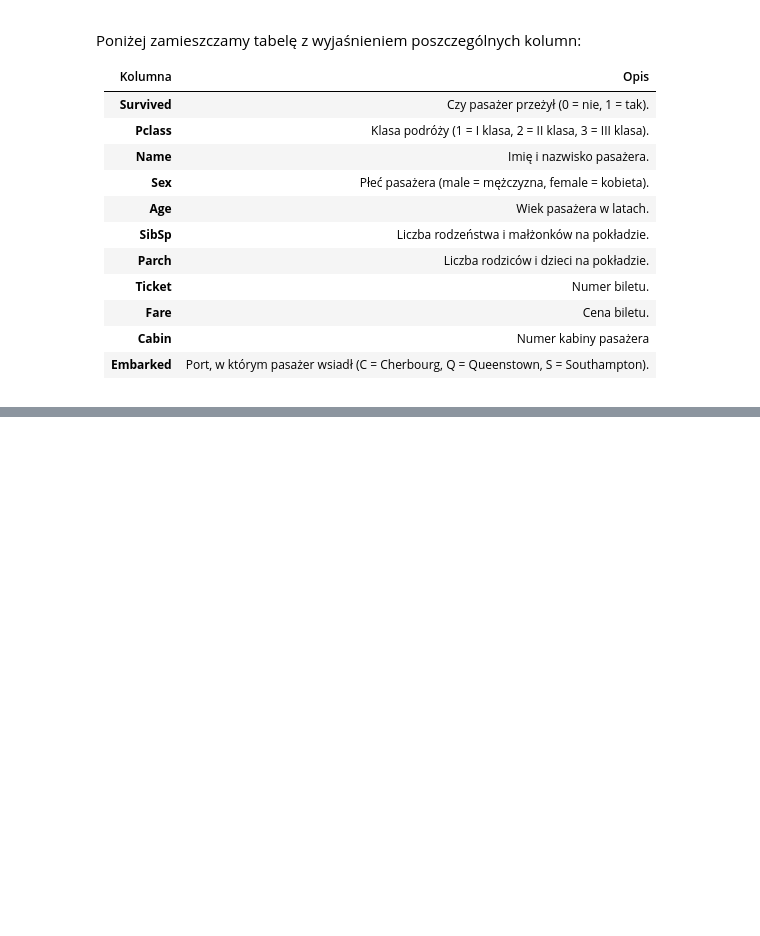
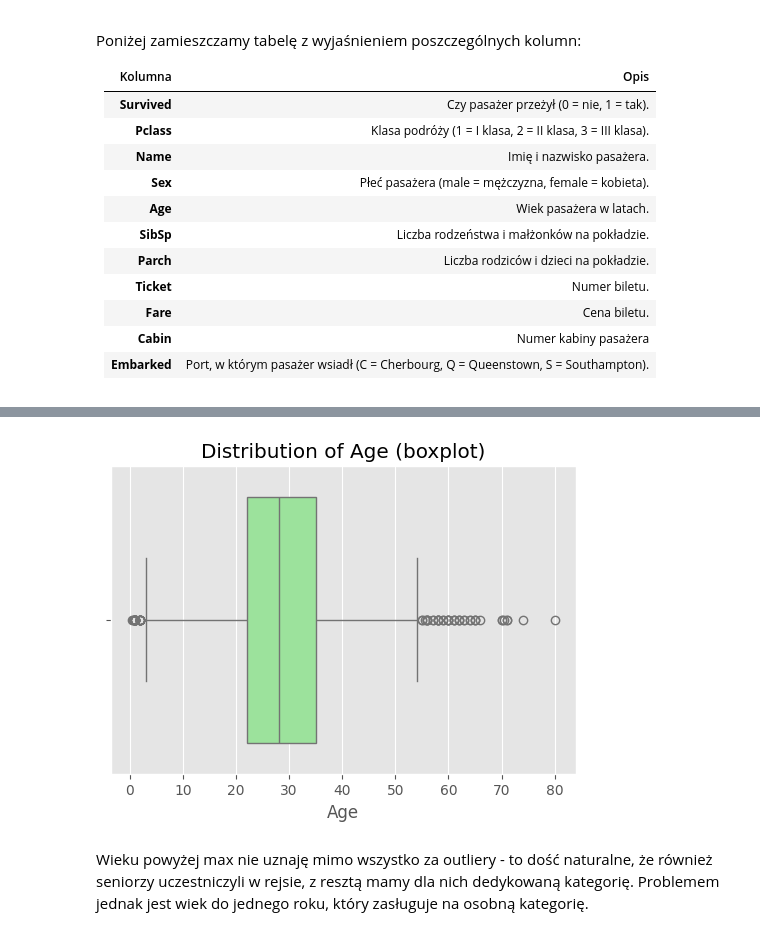
Before and after one commit to Solvro/ml-wakacyjne-wyzwanie-2025, a Jupyter notebook: 1_przetwarzanie_wizualizacja/EDA_zadanie.ipynb, the cells around one changed output, grey strips where cells are left out. Cells and saved outputs as stored; diff of their text form; code cells hidden in the pictures; blank space fills up the shorter version.

```diff
--- a/1_przetwarzanie_wizualizacja/EDA_zadanie.ipynb
+++ b/1_przetwarzanie_wizualizacja/EDA_zadanie.ipynb
@@ -67,0 +295,3 @@ titanic_df = pd.read_csv(base_path / 'titanic.csv', index_col='PassengerId')
+# %%
+titanic_df["hasCabin"] = np.where(titanic_df["Cabin"] == "Unknown", 0, 1)
+titanic_df[["Cabin", "hasCabin"]]
@@ -67,0 +313,6 @@ titanic_df = pd.read_csv(base_path / 'titanic.csv', index_col='PassengerId')
+# %%
+ranges = [0, 12, 18, 35, 60, np.inf]
+labels = ['Child', 'Teenager', 'Young adult', 'Adult', 'Senior']
+titanic_df['ageGroup'] = pd.cut(titanic_df['Age'], bins=ranges, labels=labels, right=False)
+
+titanic_df[["Name", "ageGroup"]]
@@ -67,0 +358,4 @@ titanic_df = pd.read_csv(base_path / 'titanic.csv', index_col='PassengerId')
+# %%
+titanic_df['Cabin'] = titanic_df['Cabin'].map(cabin_mapping)
+titanic_df['ageGroup'] = titanic_df['ageGroup'].map(age_groups_mapping)
+titanic_df['Sex'] = titanic_df['Sex'].map(gender_mapping)
@@ -67,0 +380,24 @@ titanic_df = pd.read_csv(base_path / 'titanic.csv', index_col='PassengerId')
+# %%
+#pozwolę sobie ukraść to ze ściągi
+
+def boxplot(df, column_name):
+    """
+    Displays a boxplot of the choosen column to show its distribution.
+    Parameters:
+        df (pandas.DataFrame): The DataFrame containing the data.
+        column_name (str): The name of the categorical column to plot.
+    Returns:
+        None. Displays the bar chart.
+    """
+    plt.figure(figsize=(6, 4))
+    sns.boxplot(x=df[column_name].dropna(), color='lightgreen') # as you can see, you can use sns and plt at the same time
+    plt.title(f'Distribution of {column_name} (boxplot)')
+    plt.xlabel(column_name)
+
+    plt.show()
+# %%
+boxplot(titanic_df, "Age")
+# %% [output]
+[figure, added]
+# %% [markdown]
+Wieku powyżej max nie uznaję mimo wszystko za outliery - to dość naturalne, że również seniorzy uczestniczyli w rejsie, z resztą mamy dla nich dedykowaną kategorię. Problemem jednak jest wiek do jednego roku, który zasługuje na osobną kategorię.
```
Also changed, not shown: parts of 56 cells of this notebook.
